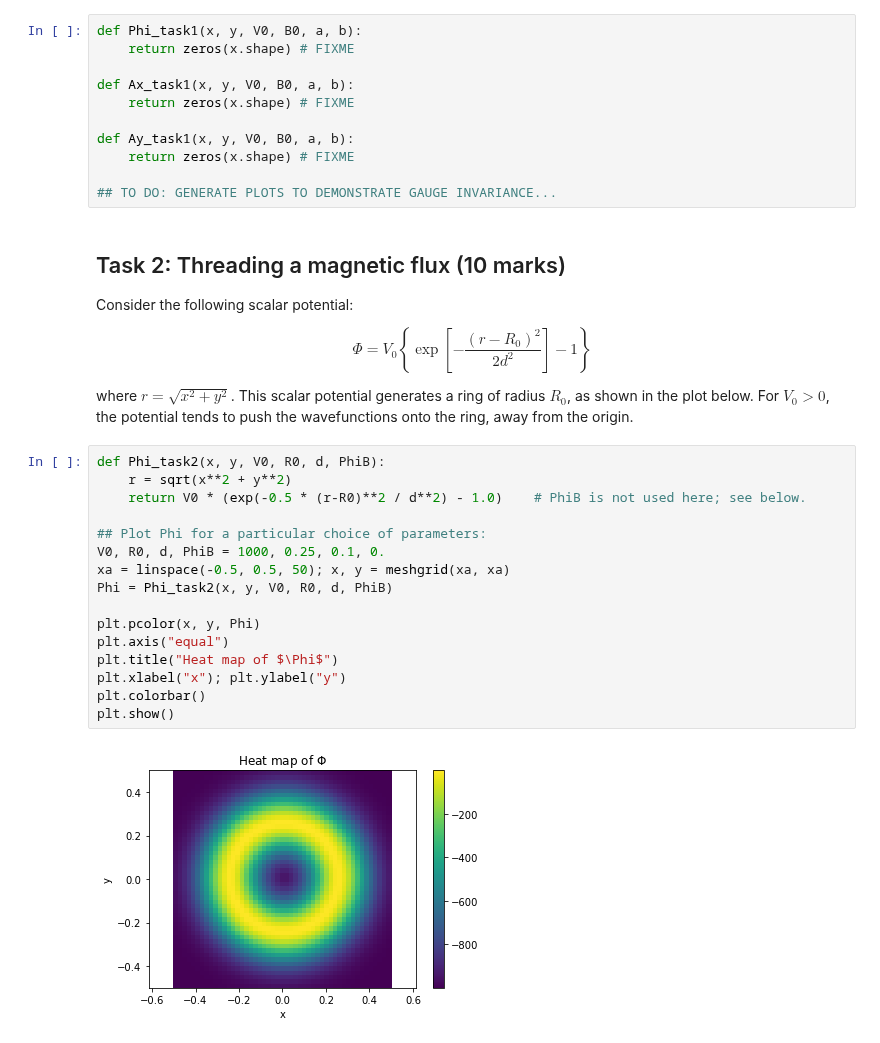
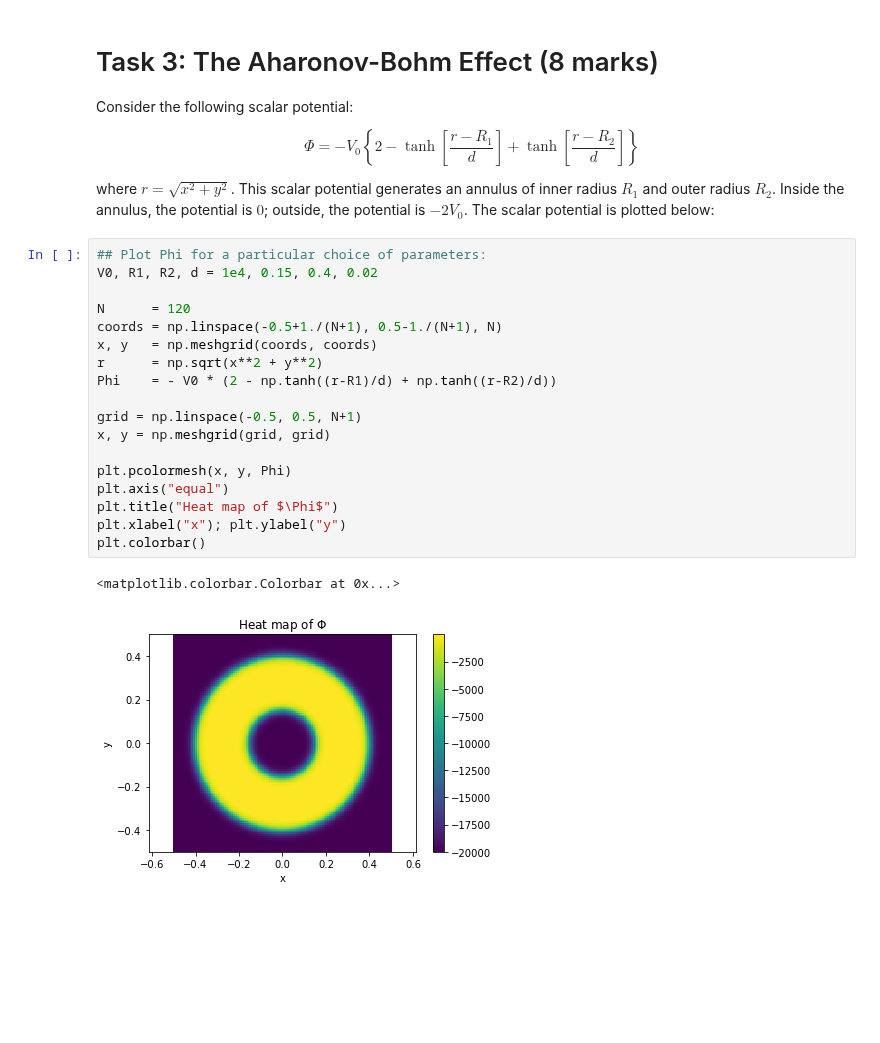
Before and after one commit to seewhydee/ntuphys_nb, a Jupyter notebook: PH4401/electromagnetism.ipynb, the cells around one changed output. Saved outputs shown, nothing was run; the diff lists cells and outputs as text; blank space fills up the shorter version.

```diff
--- a/PH4401/electromagnetism.ipynb
+++ b/PH4401/electromagnetism.ipynb
@@ -132,40 +170,32 @@ where $a$ and $b$ are arbitrary constants. Amend the above scalar and vector pot
 
 It is up to you to choose exactly what plots to generate to demonstrate this phenomenon.
-# %%
-def Phi_task1(x, y, V0, B0, a, b):
-    return zeros(x.shape) # FIXME
-
-def Ax_task1(x, y, V0, B0, a, b):
-    return zeros(x.shape) # FIXME
-
-def Ay_task1(x, y, V0, B0, a, b):
-    return zeros(x.shape) # FIXME
-
-## TO DO: GENERATE PLOTS TO DEMONSTRATE GAUGE INVARIANCE...
 # %% [markdown]
-## Task 2: Threading a magnetic flux (10 marks)
+# Task 3: The Aharonov-Bohm Effect (8 marks)
 
 Consider the following scalar potential:
 
-$$\Phi = V_0 \left\{\exp\left[-\frac{(r-R_0)^2}{2d^2}\right] - 1\right\}$$
+$$\Phi = - V_0 \left\{2 - \tanh\left[\frac{r-R_1}{d}\right] + \tanh\left[\frac{r-R_2}{d}\right]\right\}$$
 
-where $r = \sqrt{x^2+y^2}$. This scalar potential generates a ring of radius $R_0$, as shown in the plot below. For $V_0 > 0$, the potential tends to push the wavefunctions onto the ring, away from the origin.
+where $r = \sqrt{x^2+y^2}$. This scalar potential generates an annulus of inner radius $R_1$ and outer radius $R_2$.  Inside the annulus, the potential is $0$; outside, the potential is $-2V_0$.  The scalar potential is plotted below:
-# %%
-def Phi_task2(x, y, V0, R0, d, PhiB):
-    r = sqrt(x**2 + y**2)
-    return V0 * (exp(-0.5 * (r-R0)**2 / d**2) - 1.0)    # PhiB is not used here; see below.
-
-## Plot Phi for a particular choice of parameters:
-V0, R0, d, PhiB = 1000, 0.25, 0.1, 0.
-xa = linspace(-0.5, 0.5, 50); x, y = meshgrid(xa, xa)
-Phi = Phi_task2(x, y, V0, R0, d, PhiB)
-
-plt.pcolor(x, y, Phi)
-plt.axis("equal")
-plt.title("Heat map of $\Phi$")
-plt.xlabel("x"); plt.ylabel("y")
-plt.colorbar()
-plt.show()
-# %% [output]
-[figure, removed]
+# %%
+## Plot Phi for a particular choice of parameters:
+V0, R1, R2, d = 1e4, 0.15, 0.4, 0.02
+
+N      = 120
+coords = np.linspace(-0.5+1./(N+1), 0.5-1./(N+1), N)
+x, y   = np.meshgrid(coords, coords)
+r      = np.sqrt(x**2 + y**2)
+Phi    = - V0 * (2 - np.tanh((r-R1)/d) + np.tanh((r-R2)/d))
+
+grid = np.linspace(-0.5, 0.5, N+1)
+x, y = np.meshgrid(grid, grid)
+
+plt.pcolormesh(x, y, Phi)
+plt.axis("equal")
+plt.title("Heat map of $\Phi$")
+plt.xlabel("x"); plt.ylabel("y")
+plt.colorbar()
+# %% [output]
+<matplotlib.colorbar.Colorbar at 0x...>
+[figure, added]
 # %% [markdown]
```
Also changed, not shown: parts of 19 cells of this notebook.
